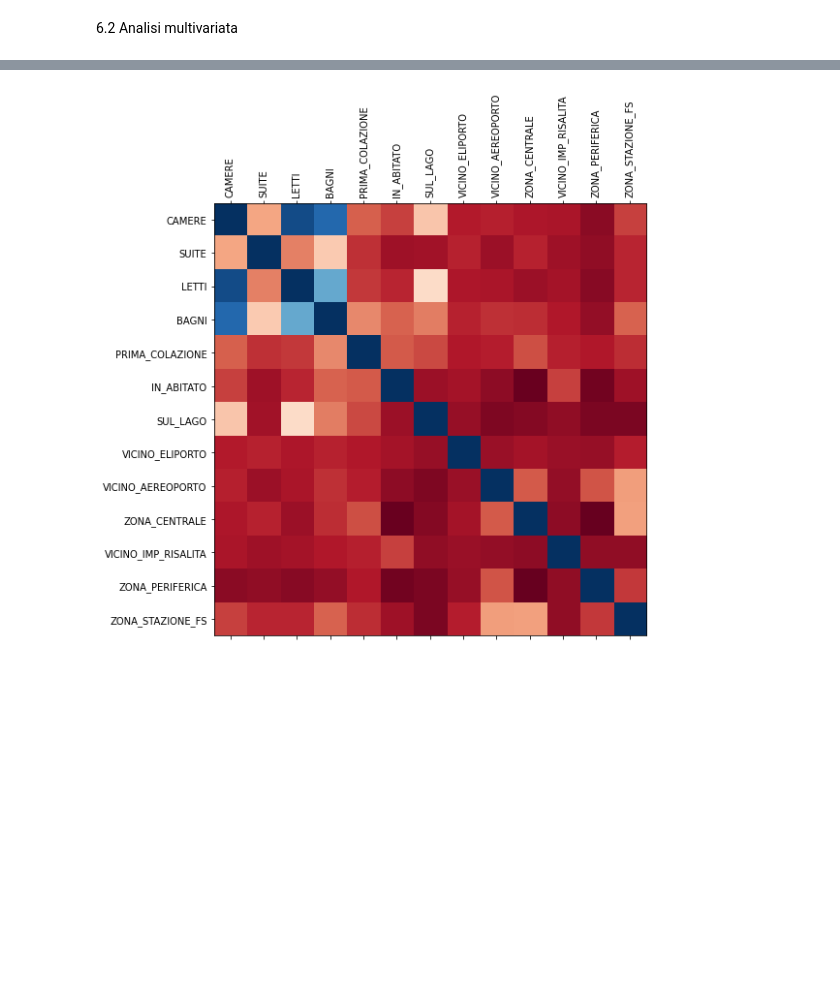
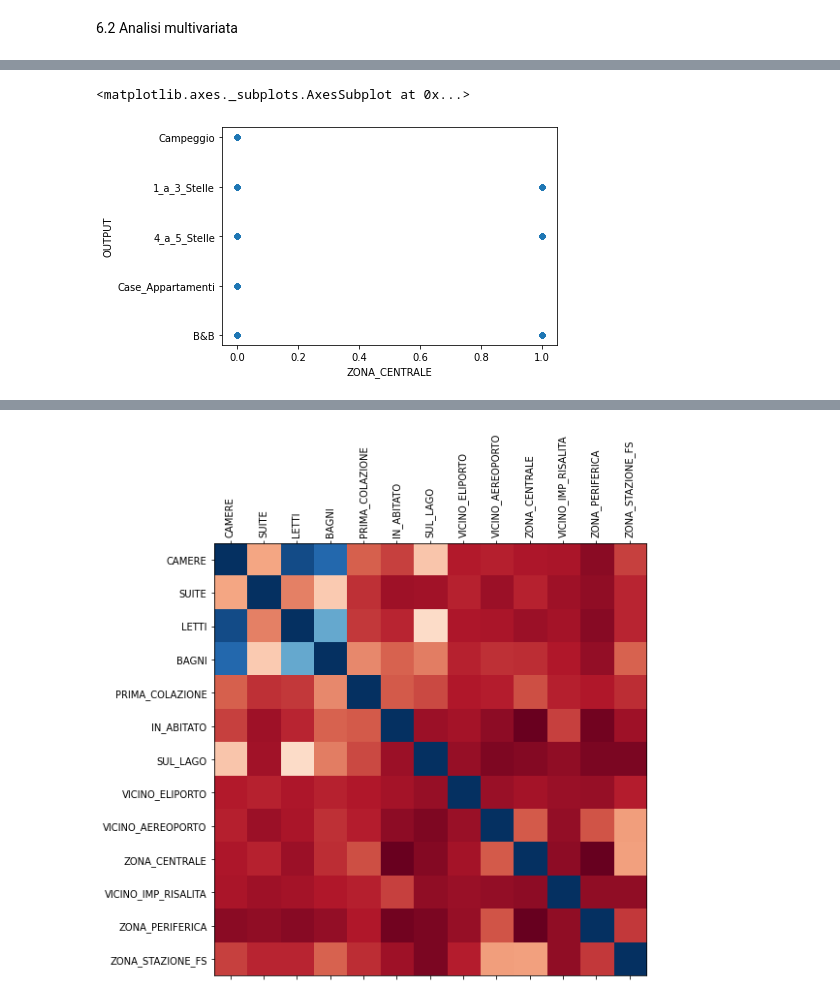
Before and after one commit to foster333/busta, a Jupyter notebook: iscsdatascience_analysis.ipynb, the cells around one changed output, grey strips where cells are left out. Drawn from its saved outputs; the diff is of its cells as text; code cells hidden in the pictures; blank space fills up the shorter version.

```diff
--- a/iscsdatascience_analysis.ipynb
+++ b/iscsdatascience_analysis.ipynb
@@ -234,0 +249,5 @@ df.PROVINCIA.value_counts().plot(kind= "bar")
+# %%
+df.plot.scatter("ZONA_CENTRALE", "OUTPUT")
+# %% [output]
+<matplotlib.axes._subplots.AxesSubplot at 0x...>
+[figure, added]
```
Also changed, not shown: parts of 14 cells of this notebook.
